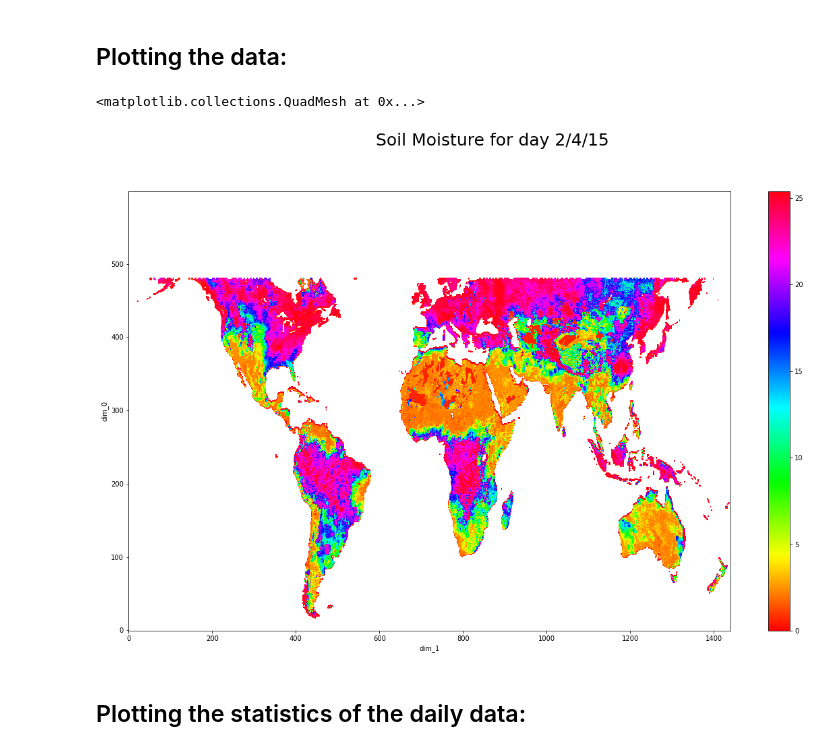
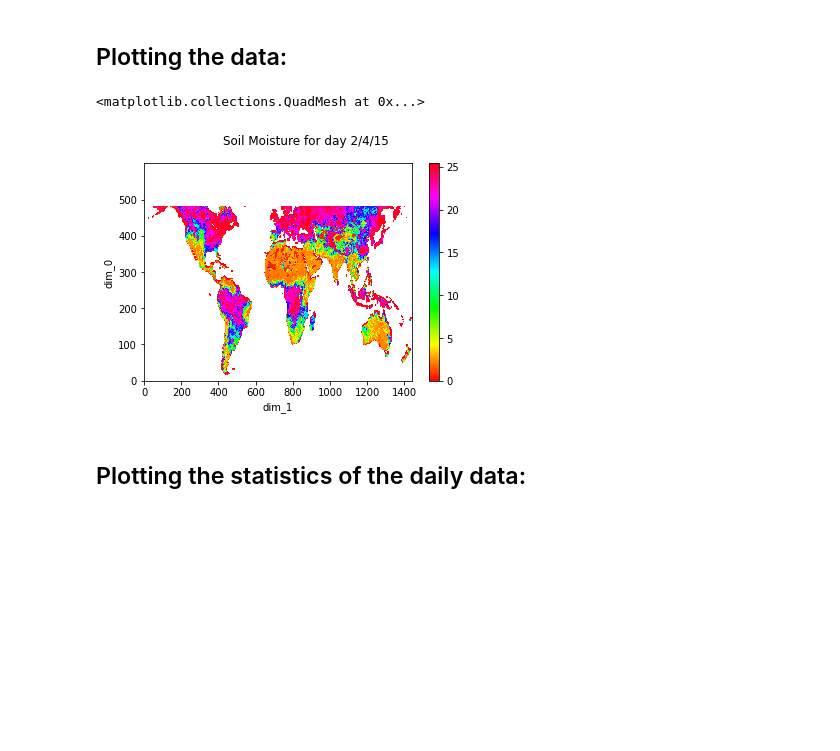
Before and after one commit to tejasvi/deepFWI, a Jupyter notebook: data/EDA/EDA_Soil_Moisture.ipynb, the cells around one changed output. Saved outputs shown, nothing was run; the diff lists cells and outputs as text; code cells hidden in the pictures; blank space fills up the shorter version.

```diff
--- a/data/EDA/EDA_Soil_Moisture.ipynb
+++ b/data/EDA/EDA_Soil_Moisture.ipynb
@@ -82,11 +119,11 @@ Date (d/M/Y): 2/4/15
 ## Plotting the data:
 # %%
 data = xr.DataArray(grb_0.values)
-plt.figure(figsize=(20,12)).suptitle('Soil Moisture for day 2/4/15', ha='center', fontsize=25)
+plt.figure().suptitle('Soil Moisture for day 2/4/15', ha='center')
 data.plot(cmap='hsv')
 # %% [output]
 <matplotlib.collections.QuadMesh at 0x...>
-[figure, old version]
+[figure, new version]
 # %% [markdown]
 ## Plotting the statistics of the daily data:
 # %%
```
Also changed, not shown: parts of 18 cells of this notebook, 1 other file.
